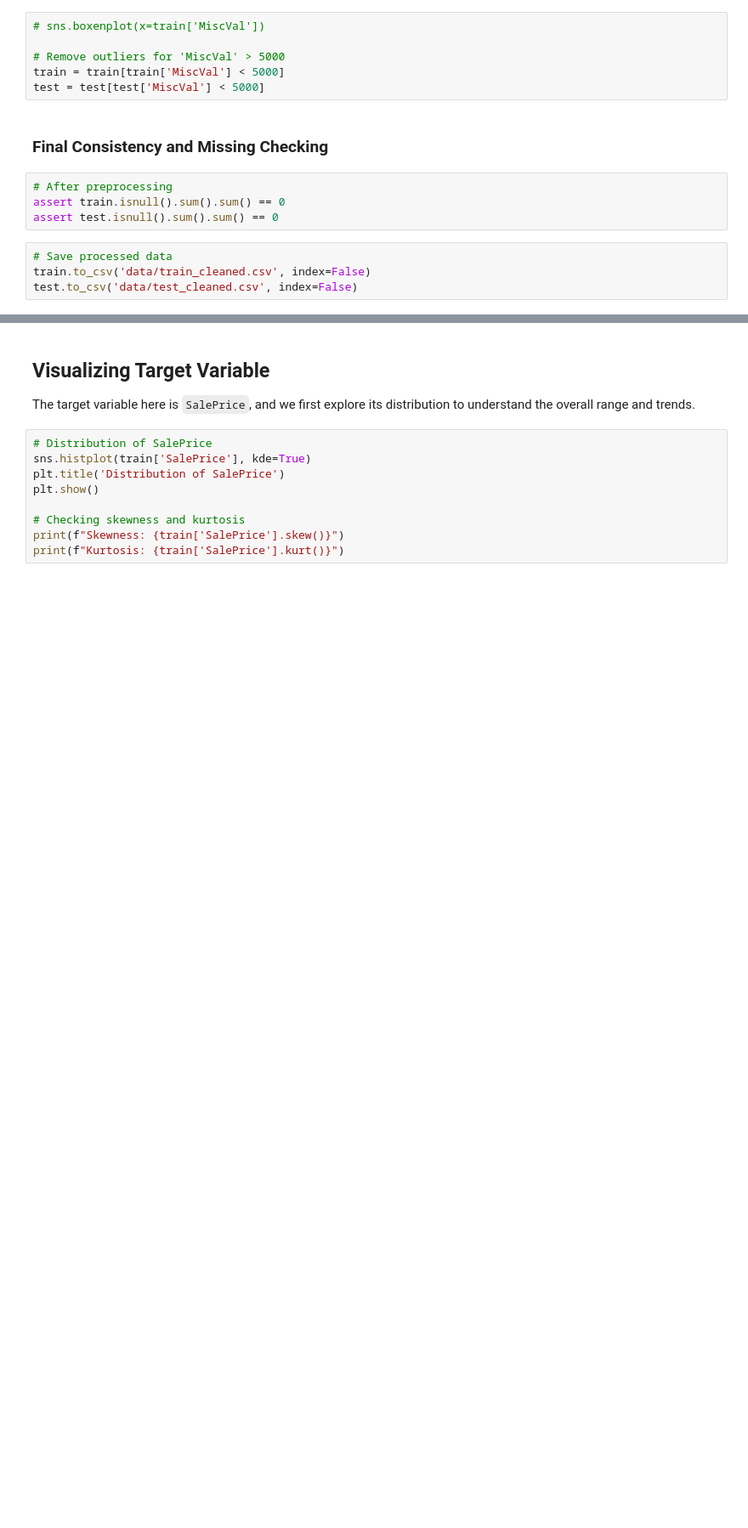
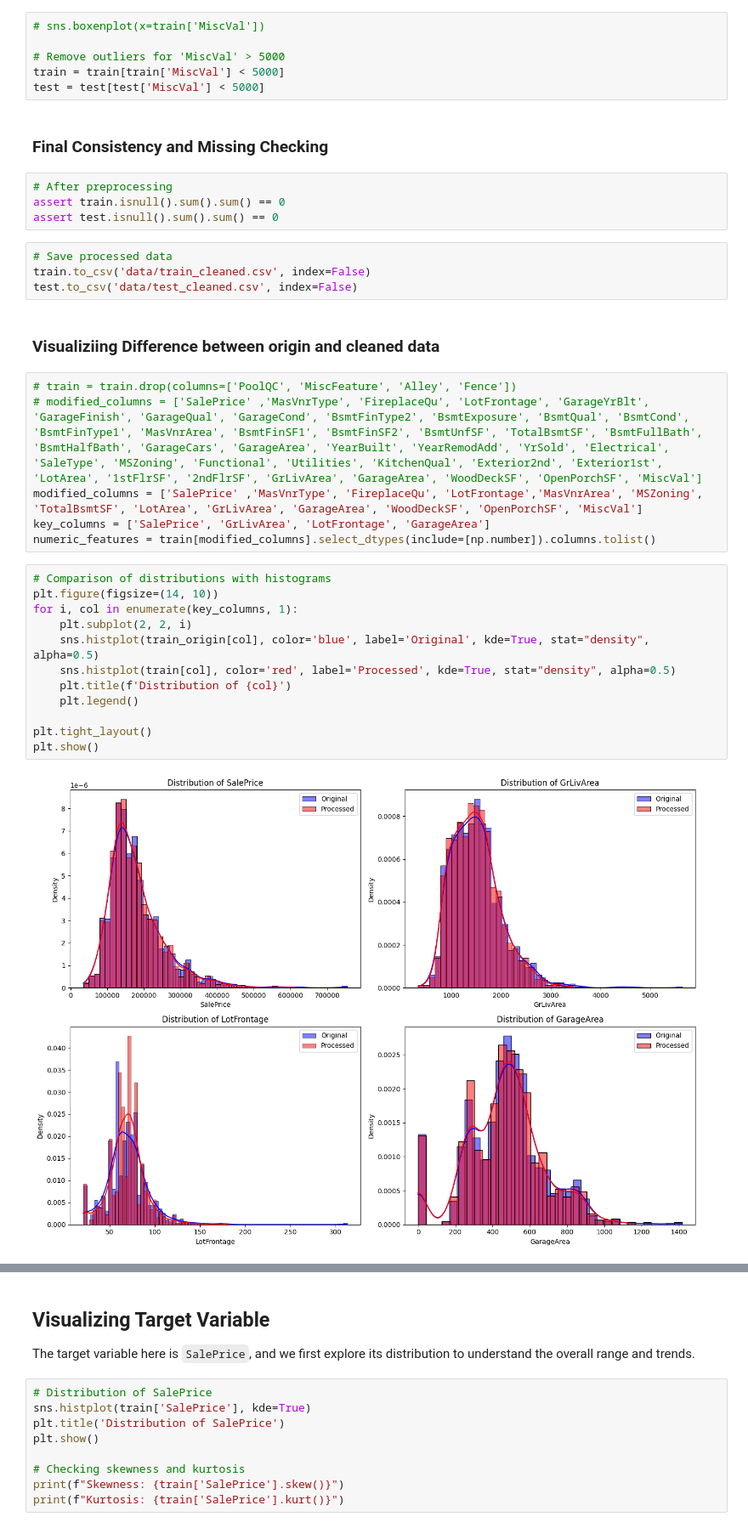
Before and after one commit to lucas6028/house-prices, a Jupyter notebook: HousePrices.ipynb, the cells around one changed output, grey strips where cells are left out. Shown: that part at 85% size. Saved outputs shown, nothing was run; the diff lists cells and outputs as text; blank space fills up the shorter version.

Commit message:
Add comparison graphs between origin and cleaned data

```diff
--- a/HousePrices.ipynb
+++ b/HousePrices.ipynb
@@ -386,3 +386,25 @@ assert test.isnull().sum().sum() == 0
 # Save processed data
 train.to_csv('data/train_cleaned.csv', index=False)
 test.to_csv('data/test_cleaned.csv', index=False)
+# %% [markdown]
+### Visualiziing Difference between origin and cleaned data
+# %%
+# train = train.drop(columns=['PoolQC', 'MiscFeature', 'Alley', 'Fence'])
+# modified_columns = ['SalePrice' ,'MasVnrType', 'FireplaceQu', 'LotFrontage', 'GarageYrBlt', 'GarageFinish', 'GarageQual', 'GarageCond', 'BsmtFinType2', 'BsmtExposure', 'BsmtQual', 'BsmtCond', 'BsmtFinType1', 'MasVnrArea', 'BsmtFinSF1', 'BsmtFinSF2', 'BsmtUnfSF', 'TotalBsmtSF', 'BsmtFullBath', 'BsmtHalfBath', 'GarageCars', 'GarageArea', 'YearBuilt', 'YearRemodAdd', 'YrSold', 'Electrical', 'SaleType', 'MSZoning', 'Functional', 'Utilities', 'KitchenQual', 'Exterior2nd', 'Exterior1st', 'LotArea', '1stFlrSF', '2ndFlrSF', 'GrLivArea', 'GarageArea', 'WoodDeckSF', 'OpenPorchSF', 'MiscVal']
+modified_columns = ['SalePrice' ,'MasVnrType', 'FireplaceQu', 'LotFrontage','MasVnrArea', 'MSZoning', 'TotalBsmtSF', 'LotArea', 'GrLivArea', 'GarageArea', 'WoodDeckSF', 'OpenPorchSF', 'MiscVal']
+key_columns = ['SalePrice', 'GrLivArea', 'LotFrontage', 'GarageArea']
+numeric_features = train[modified_columns].select_dtypes(include=[np.number]).columns.tolist()
+# %%
+# Comparison of distributions with histograms
+plt.figure(figsize=(14, 10))
+for i, col in enumerate(key_columns, 1):
+    plt.subplot(2, 2, i)
+    sns.histplot(train_origin[col], color='blue', label='Original', kde=True, stat="density", alpha=0.5)
+    sns.histplot(train[col], color='red', label='Processed', kde=True, stat="density", alpha=0.5)
+    plt.title(f'Distribution of {col}')
+    plt.legend()
+
+plt.tight_layout()
+plt.show()
+# %% [output]
+[figure, added]
```
Also changed, not shown: parts of 1 cell of this notebook.
